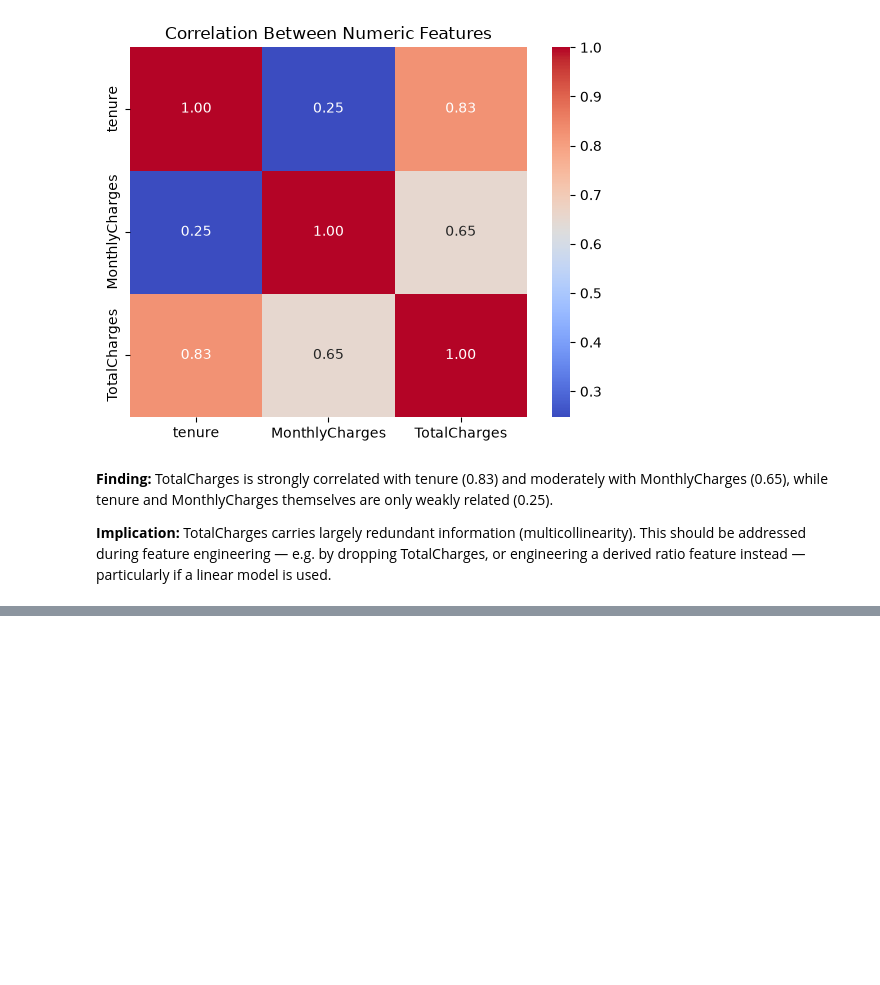
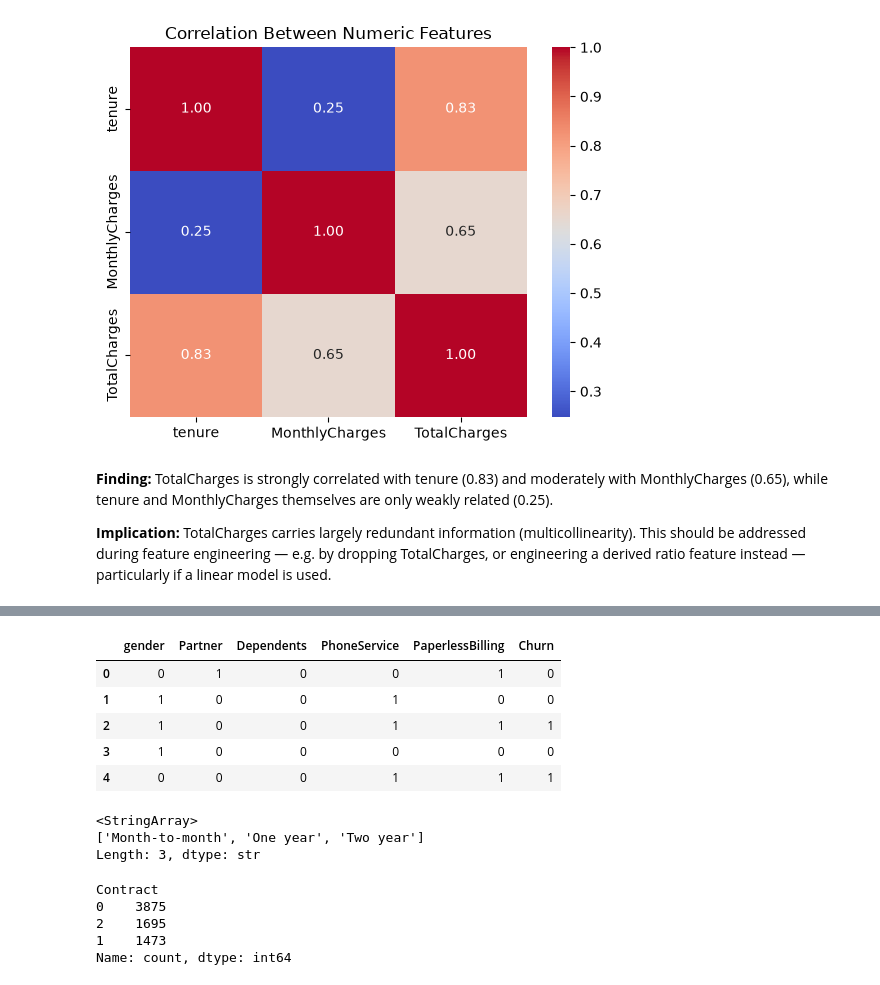
Before and after one commit to sameera-ekanayaka/churn-prediction, a Jupyter notebook: notebooks/churn_prediction.ipynb, the cells around one changed output, grey strips where cells are left out. Saved outputs shown, nothing was run; the diff lists cells and outputs as text; code cells hidden in the pictures; blank space fills up the shorter version.

Commit message:
Feature engineering: drop TotalCharges, encode categorical variables (8.1-8.2)

```diff
--- a/notebooks/churn_prediction.ipynb
+++ b/notebooks/churn_prediction.ipynb
@@ -271,0 +282,2 @@ plt.show()
+# %%
+df_fe =df.drop(columns=['TotalCharges'])  # drop TotalCharges
@@ -271,0 +314,5 @@ plt.show()
+# %%
+binary_cols = ['gender', 'Partner', 'Dependents', 'PhoneService', 'PaperlessBilling', 'Churn']
+
+for col in binary_cols:
+    print(col, df_fe[col].unique())
@@ -271,0 +338,21 @@ plt.show()
+# %%
+df_fe['gender'] = df_fe['gender'].map({'Female': 0, 'Male': 1})
+
+yes_no_cols = ['Partner', 'Dependents', 'PhoneService', 'PaperlessBilling', 'Churn']
+for col in yes_no_cols:
+    df_fe[col] = df_fe[col].map({'No': 0, 'Yes': 1})
+# %%
+df_fe[['gender'] + yes_no_cols].head()
+# %% [output]
+|  | gender | Partner | Dependents | PhoneService | PaperlessBilling | Churn |
+| 0 | 0 | 1 | 0 | 0 | 1 | 0 |
+| 1 | 1 | 0 | 0 | 1 | 0 | 0 |
+| 2 | 1 | 0 | 0 | 1 | 1 | 1 |
+| 3 | 1 | 0 | 0 | 0 | 0 | 0 |
+| 4 | 0 | 0 | 0 | 1 | 1 | 1 |
+# %%
+df_fe['Contract'].unique()
+# %% [output]
+<StringArray>
+['Month-to-month', 'One year', 'Two year']
+Length: 3, dtype: str
@@ -271,0 +361,8 @@ plt.show()
+# %%
+df_fe['Contract'].value_counts()
+# %% [output]
+Contract
+0    3875
+2    1695
+1    1473
+Name: count, dtype: int64
```
Also changed, not shown: parts of 16 cells of this notebook, 1 other file.
